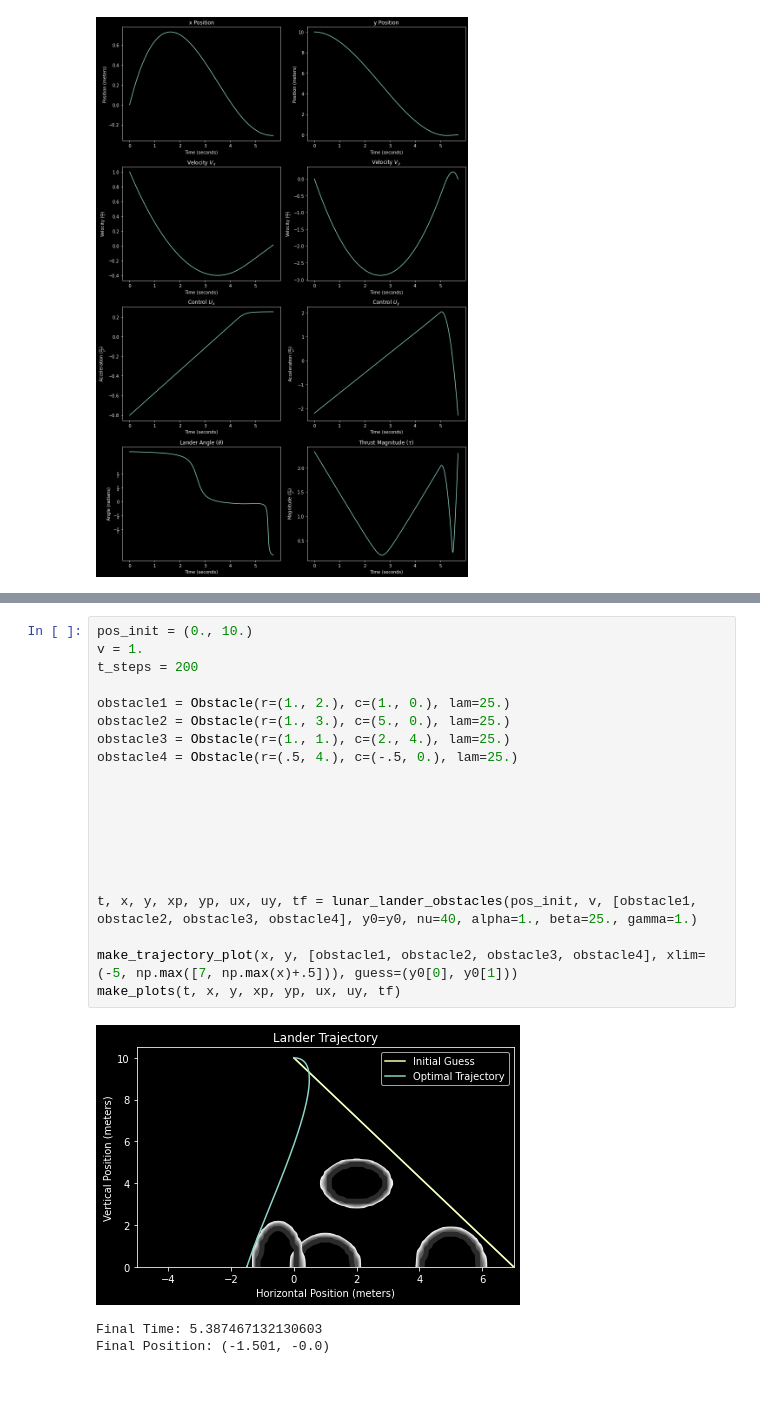
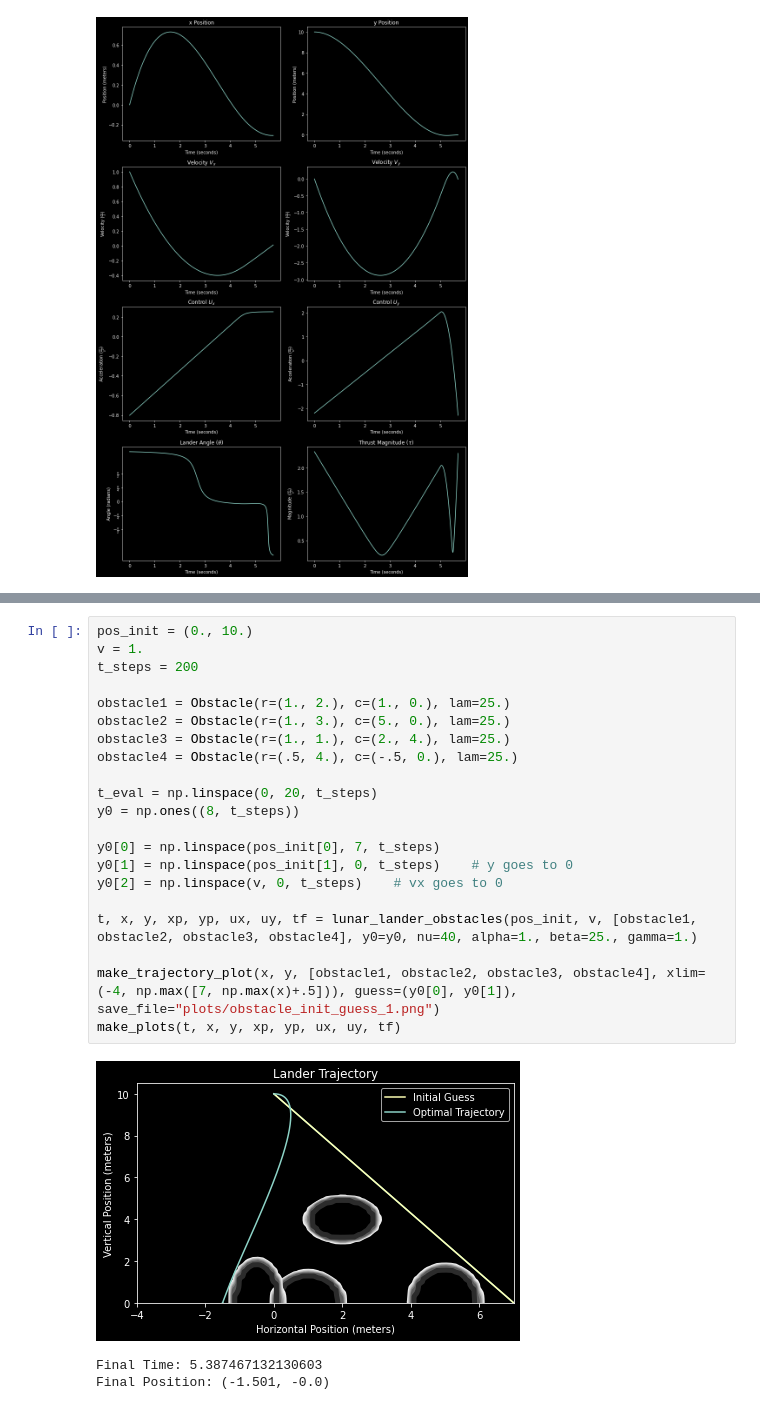
Before and after one commit to jpatrickb/moonlander_optimal_control, a Jupyter notebook: landing_zones.ipynb, the cells around one changed output, grey strips where cells are left out. Drawn from its saved outputs; the diff is of its cells as text.

Commit message:
created plots for obstacle avoidance

```diff
--- a/landing_zones.ipynb
+++ b/landing_zones.ipynb
@@ -329,25 +311,26 @@ plt.plot(y0[0], y0[1])
 # %%
 pos_init = (0., 10.)
 v = 1.
 t_steps = 200
 
 obstacle1 = Obstacle(r=(1., 2.), c=(1., 0.), lam=25.)
 obstacle2 = Obstacle(r=(1., 3.), c=(5., 0.), lam=25.)
 obstacle3 = Obstacle(r=(1., 1.), c=(2., 4.), lam=25.)
 obstacle4 = Obstacle(r=(.5, 4.), c=(-.5, 0.), lam=25.)
 
+t_eval = np.linspace(0, 20, t_steps)
+y0 = np.ones((8, t_steps))
 
-
-
-
-
+y0[0] = np.linspace(pos_init[0], 7, t_steps)
+y0[1] = np.linspace(pos_init[1], 0, t_steps)    # y goes to 0
+y0[2] = np.linspace(v, 0, t_steps)    # vx goes to 0
 
 t, x, y, xp, yp, ux, uy, tf = lunar_lander_obstacles(pos_init, v, [obstacle1, obstacle2, obstacle3, obstacle4], y0=y0, nu=40, alpha=1., beta=25., gamma=1.)
 
-make_trajectory_plot(x, y, [obstacle1, obstacle2, obstacle3, obstacle4], xlim=(-5, np.max([7, np.max(x)+.5])), guess=(y0[0], y0[1]))
+make_trajectory_plot(x, y, [obstacle1, obstacle2, obstacle3, obstacle4], xlim=(-4, np.max([7, np.max(x)+.5])), guess=(y0[0], y0[1]), save_file="plots/obstacle_init_guess_1.png")
 make_plots(t, x, y, xp, yp, ux, uy, tf)
 # %% [output]
-[figure, old version]
+[figure, new version]
 Final Time: 5.387467132130603
 Final Position: (-1.501, -0.0)
 [figure]
```
Also changed, not shown: parts of 3 cells of this notebook, 5 other files.
